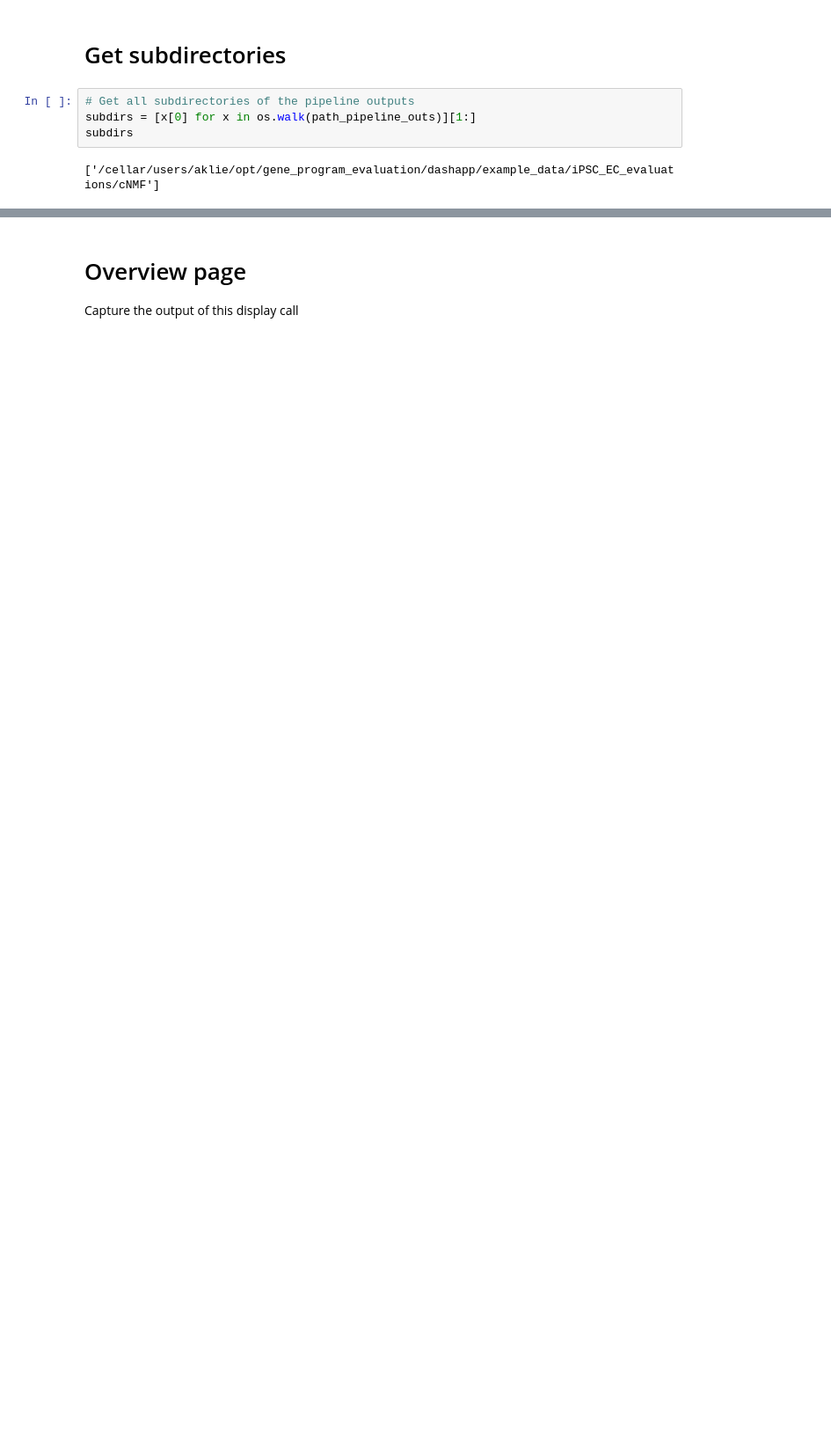
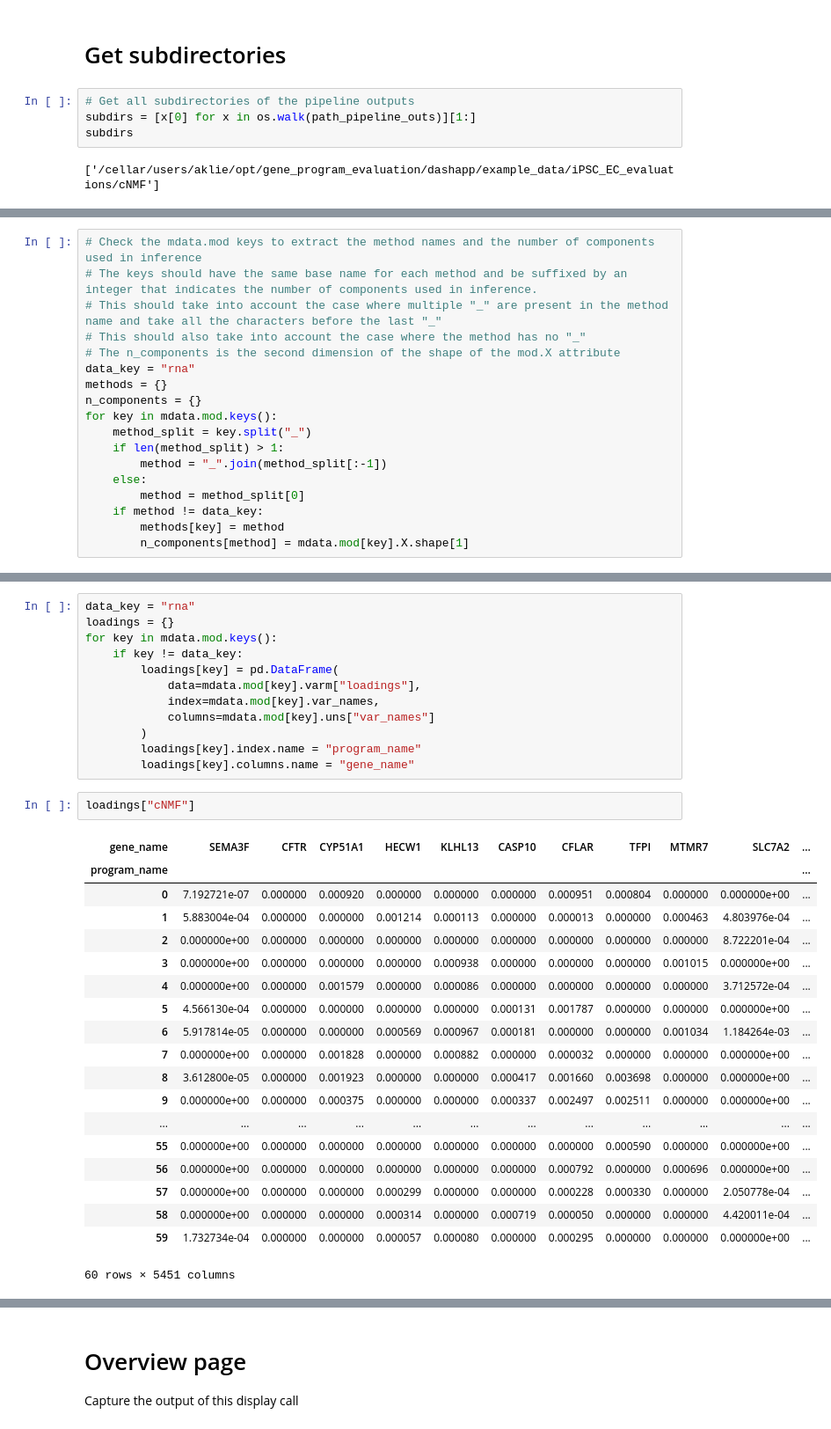
Before and after one commit to EngreitzLab/gene_network_evaluation, a Jupyter notebook: dashapp/parse_eval_pipeline_outs.ipynb, the cells around one changed output, grey strips where cells are left out. Shown at 88% size. Cells and saved outputs as stored; diff of their text form; blank space fills up the shorter version.

Commit message:
commit before major refactor

```diff
--- a/dashapp/parse_eval_pipeline_outs.ipynb
+++ b/dashapp/parse_eval_pipeline_outs.ipynb
@@ -66,0 +86,18 @@ subdirs
+# %%
+# Check the mdata.mod keys to extract the method names and the number of components used in inference
+# The keys should have the same base name for each method and be suffixed by an integer that indicates the number of components used in inference.
+# This should take into account the case where multiple "_" are present in the method name and take all the characters before the last "_"
+# This should also take into account the case where the method has no "_"
+# The n_components is the second dimension of the shape of the mod.X attribute
+data_key = "rna"
+methods = {}
+n_components = {}
+for key in mdata.mod.keys():
+    method_split = key.split("_")
+    if len(method_split) > 1:
+        method = "_".join(method_split[:-1])
+    else:
+        method = method_split[0]
+    if method != data_key:
+        methods[key] = method
+        n_components[method] = mdata.mod[key].X.shape[1]
@@ -66,0 +137,34 @@ subdirs
+# %%
+data_key = "rna"
+loadings = {}
+for key in mdata.mod.keys():
+    if key != data_key:
+        loadings[key] = pd.DataFrame(
+            data=mdata.mod[key].varm["loadings"],
+            index=mdata.mod[key].var_names,
+            columns=mdata.mod[key].uns["var_names"]
+        )
+        loadings[key].index.name = "program_name"
+        loadings[key].columns.name = "gene_name"
+# %%
+loadings["cNMF"]
+# %% [output]
+| gene_name | SEMA3F | CFTR | CYP51A1 | HECW1 | KLHL13 | CASP10 | CFLAR | TFPI | MTMR7 | SLC7A2 | ... |
+| program_name |  |  |  |  |  |  |  |  |  |  | ... |
+| 0 | 7.192721e-07 | 0.000000 | 0.000920 | 0.000000 | 0.000000 | 0.000000 | 0.000951 | 0.000804 | 0.000000 | 0.000000e+00 | ... |
+| 1 | 5.883004e-04 | 0.000000 | 0.000000 | 0.001214 | 0.000113 | 0.000000 | 0.000013 | 0.000000 | 0.000463 | 4.803976e-04 | ... |
+| 2 | 0.000000e+00 | 0.000000 | 0.000000 | 0.000000 | 0.000000 | 0.000000 | 0.000000 | 0.000000 | 0.000000 | 8.722201e-04 | ... |
+| 3 | 0.000000e+00 | 0.000000 | 0.000000 | 0.000000 | 0.000938 | 0.000000 | 0.000000 | 0.000000 | 0.001015 | 0.000000e+00 | ... |
+| 4 | 0.000000e+00 | 0.000000 | 0.001579 | 0.000000 | 0.000086 | 0.000000 | 0.000000 | 0.000000 | 0.000000 | 3.712572e-04 | ... |
+| 5 | 4.566130e-04 | 0.000000 | 0.000000 | 0.000000 | 0.000000 | 0.000131 | 0.001787 | 0.000000 | 0.000000 | 0.000000e+00 | ... |
+| 6 | 5.917814e-05 | 0.000000 | 0.000000 | 0.000569 | 0.000967 | 0.000181 | 0.000000 | 0.000000 | 0.001034 | 1.184264e-03 | ... |
+| 7 | 0.000000e+00 | 0.000000 | 0.001828 | 0.000000 | 0.000882 | 0.000000 | 0.000032 | 0.000000 | 0.000000 | 0.000000e+00 | ... |
+| 8 | 3.612800e-05 | 0.000000 | 0.001923 | 0.000000 | 0.000000 | 0.000417 | 0.001660 | 0.003698 | 0.000000 | 0.000000e+00 | ... |
+| 9 | 0.000000e+00 | 0.000000 | 0.000375 | 0.000000 | 0.000000 | 0.000337 | 0.002497 | 0.002511 | 0.000000 | 0.000000e+00 | ... |
+| ... | ... | ... | ... | ... | ... | ... | ... | ... | ... | ... | ... |
+| 55 | 0.000000e+00 | 0.000000 | 0.000000 | 0.000000 | 0.000000 | 0.000000 | 0.000000 | 0.000590 | 0.000000 | 0.000000e+00 | ... |
+| 56 | 0.000000e+00 | 0.000000 | 0.000000 | 0.000000 | 0.000000 | 0.000000 | 0.000792 | 0.000000 | 0.000696 | 0.000000e+00 | ... |
+| 57 | 0.000000e+00 | 0.000000 | 0.000000 | 0.000299 | 0.000000 | 0.000000 | 0.000228 | 0.000330 | 0.000000 | 2.050778e-04 | ... |
+| 58 | 0.000000e+00 | 0.000000 | 0.000000 | 0.000314 | 0.000000 | 0.000719 | 0.000050 | 0.000000 | 0.000000 | 4.420011e-04 | ... |
+| 59 | 1.732734e-04 | 0.000000 | 0.000000 | 0.000057 | 0.000080 | 0.000000 | 0.000295 | 0.000000 | 0.000000 | 0.000000e+00 | ... |
+60 rows × 5451 columns
```
Also changed, not shown: parts of 51 cells of this notebook, 1 other file.
